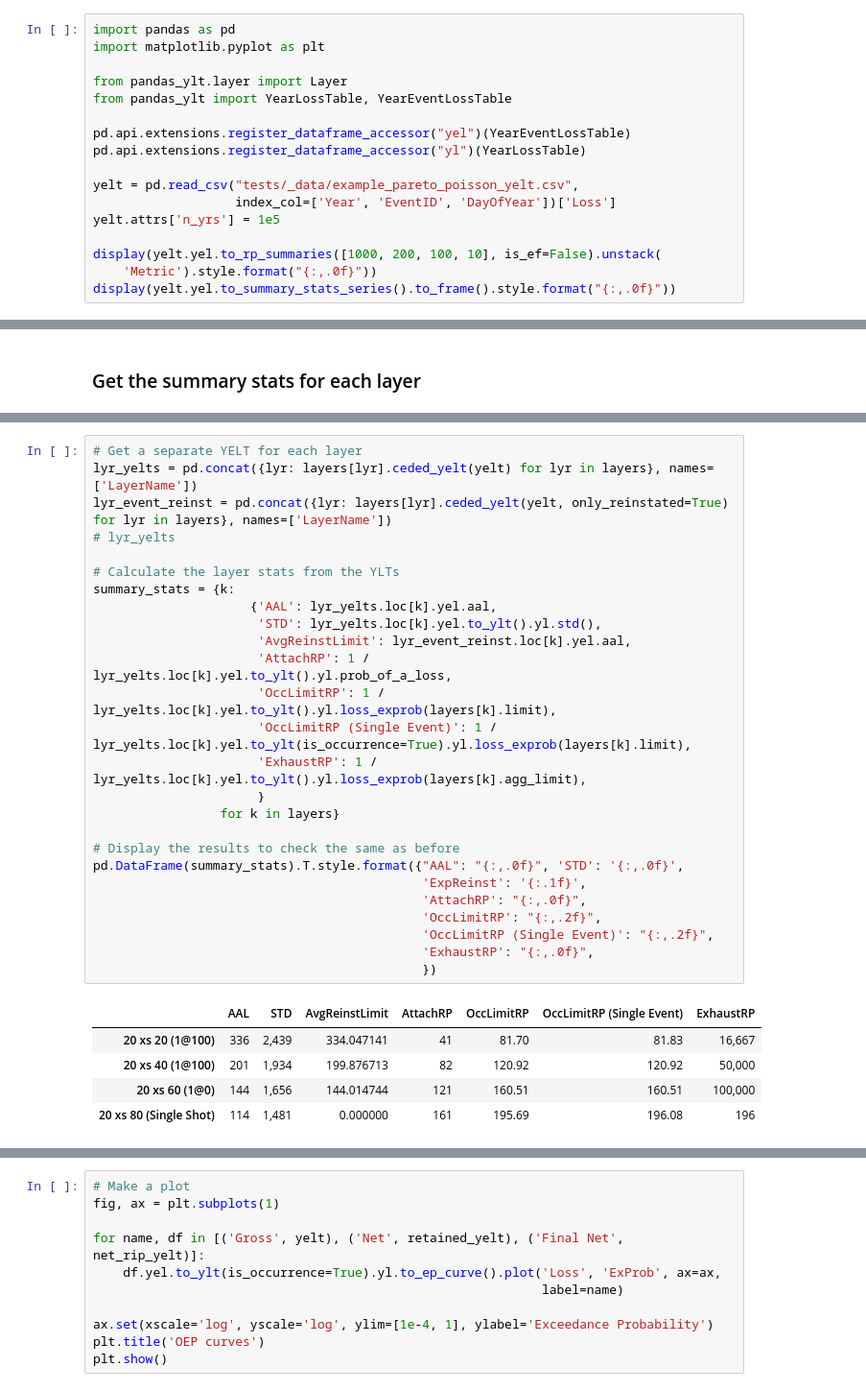
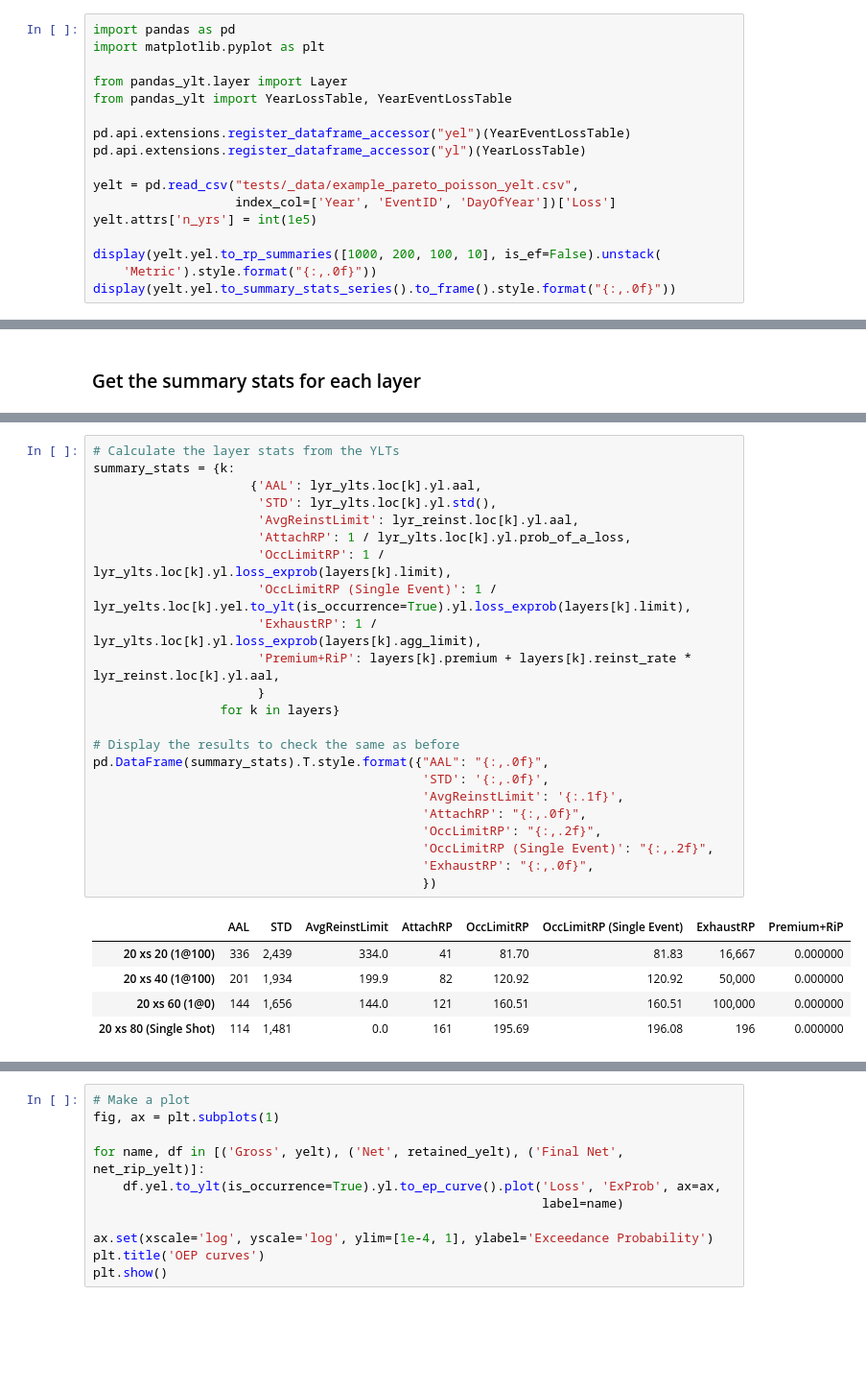
Before and after one commit to iwbailey/pandas-ylt, a Jupyter notebook: yelt_examples_layer_losses.ipynb, the cells around one changed output, grey strips where cells are left out. Shown at 96% size. Cells and saved outputs as stored; diff of their text form; blank space fills up the shorter version.

```diff
--- a/yelt_examples_layer_losses.ipynb
+++ b/yelt_examples_layer_losses.ipynb
@@ -17,7 +17,7 @@ pd.api.extensions.register_dataframe_accessor("yl")(YearLossTable)
 
 yelt = pd.read_csv("tests/_data/example_pareto_poisson_yelt.csv",
                    index_col=['Year', 'EventID', 'DayOfYear'])['Loss']
-yelt.attrs['n_yrs'] = 1e5
+yelt.attrs['n_yrs'] = int(1e5)
 
 display(yelt.yel.to_rp_summaries([1000, 200, 100, 10], is_ef=False).unstack(
     'Metric').style.format("{:,.0f}"))
@@ -93,32 +96,29 @@ pd.DataFrame(summary_stats).T.style.format({"AAL": "{:,.0f}",
 # %%
-# Get a separate YELT for each layer
-lyr_yelts = pd.concat({lyr: layers[lyr].ceded_yelt(yelt) for lyr in layers}, names=['LayerName'])
-lyr_event_reinst = pd.concat({lyr: layers[lyr].ceded_yelt(yelt, only_reinstated=True) for lyr in layers}, names=['LayerName'])
-# lyr_yelts
-
 # Calculate the layer stats from the YLTs
 summary_stats = {k:
-                     {'AAL': lyr_yelts.loc[k].yel.aal,
-                      'STD': lyr_yelts.loc[k].yel.to_ylt().yl.std(),
-                      'AvgReinstLimit': lyr_event_reinst.loc[k].yel.aal,
-                      'AttachRP': 1 / lyr_yelts.loc[k].yel.to_ylt().yl.prob_of_a_loss,
-                      'OccLimitRP': 1 / lyr_yelts.loc[k].yel.to_ylt().yl.loss_exprob(layers[k].limit),
+                     {'AAL': lyr_ylts.loc[k].yl.aal,
+                      'STD': lyr_ylts.loc[k].yl.std(),
+                      'AvgReinstLimit': lyr_reinst.loc[k].yl.aal,
+                      'AttachRP': 1 / lyr_ylts.loc[k].yl.prob_of_a_loss,
+                      'OccLimitRP': 1 / lyr_ylts.loc[k].yl.loss_exprob(layers[k].limit),
                       'OccLimitRP (Single Event)': 1 / lyr_yelts.loc[k].yel.to_ylt(is_occurrence=True).yl.loss_exprob(layers[k].limit),
-                      'ExhaustRP': 1 / lyr_yelts.loc[k].yel.to_ylt().yl.loss_exprob(layers[k].agg_limit),
+                      'ExhaustRP': 1 / lyr_ylts.loc[k].yl.loss_exprob(layers[k].agg_limit),
+                      'Premium+RiP': layers[k].premium + layers[k].reinst_rate * lyr_reinst.loc[k].yl.aal,
                       }
                  for k in layers}
 
 # Display the results to check the same as before
-pd.DataFrame(summary_stats).T.style.format({"AAL": "{:,.0f}", 'STD': '{:,.0f}',
-                                            'ExpReinst': '{:.1f}',
+pd.DataFrame(summary_stats).T.style.format({"AAL": "{:,.0f}",
+                                            'STD': '{:,.0f}',
+                                            'AvgReinstLimit': '{:.1f}',
                                             'AttachRP': "{:,.0f}",
                                             'OccLimitRP': "{:,.2f}",
                                             'OccLimitRP (Single Event)': "{:,.2f}",
                                             'ExhaustRP': "{:,.0f}",
                                             })
 # %% [output]
-|  | AAL | STD | AvgReinstLimit | AttachRP | OccLimitRP | OccLimitRP (Single Event) | ExhaustRP |
-| 20 xs 20 (1@100) | 336 | 2,439 | 334.047141 | 41 | 81.70 | 81.83 | 16,667 |
-| 20 xs 40 (1@100) | 201 | 1,934 | 199.876713 | 82 | 120.92 | 120.92 | 50,000 |
-| 20 xs 60 (1@0) | 144 | 1,656 | 144.014744 | 121 | 160.51 | 160.51 | 100,000 |
-| 20 xs 80 (Single Shot) | 114 | 1,481 | 0.000000 | 161 | 195.69 | 196.08 | 196 |
+|  | AAL | STD | AvgReinstLimit | AttachRP | OccLimitRP | OccLimitRP (Single Event) | ExhaustRP | Premium+RiP |
+| 20 xs 20 (1@100) | 336 | 2,439 | 334.0 | 41 | 81.70 | 81.83 | 16,667 | 0.000000 |
+| 20 xs 40 (1@100) | 201 | 1,934 | 199.9 | 82 | 120.92 | 120.92 | 50,000 | 0.000000 |
+| 20 xs 60 (1@0) | 144 | 1,656 | 144.0 | 121 | 160.51 | 160.51 | 100,000 | 0.000000 |
+| 20 xs 80 (Single Shot) | 114 | 1,481 | 0.0 | 161 | 195.69 | 196.08 | 196 | 0.000000 |
```
Also changed, not shown: parts of 12 cells of this notebook.
